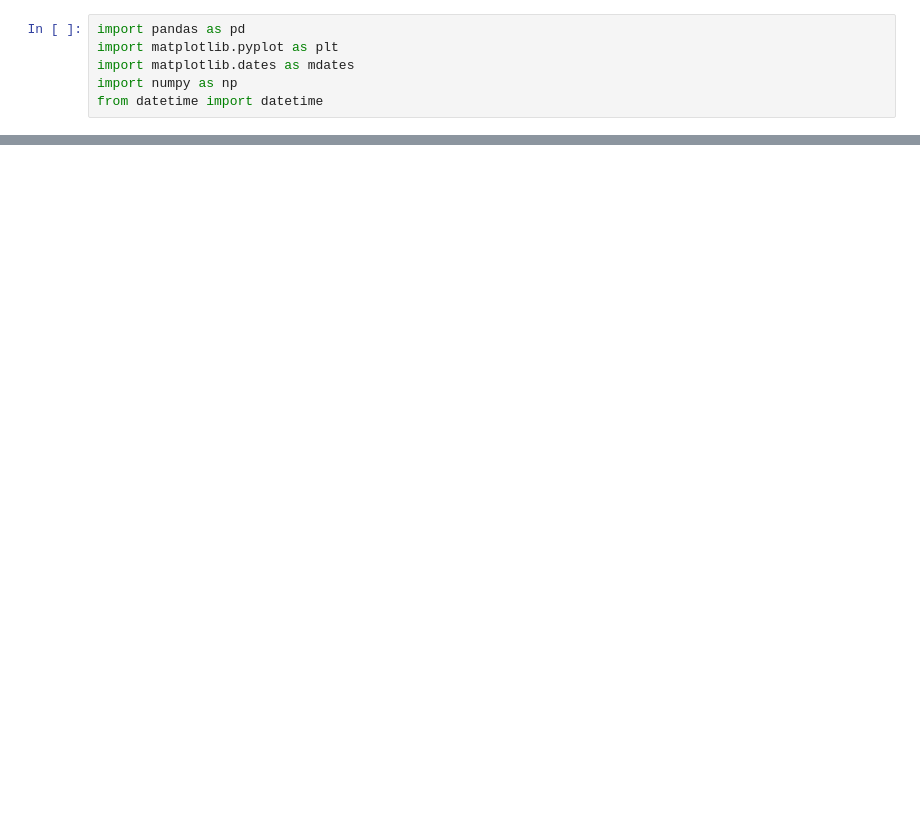
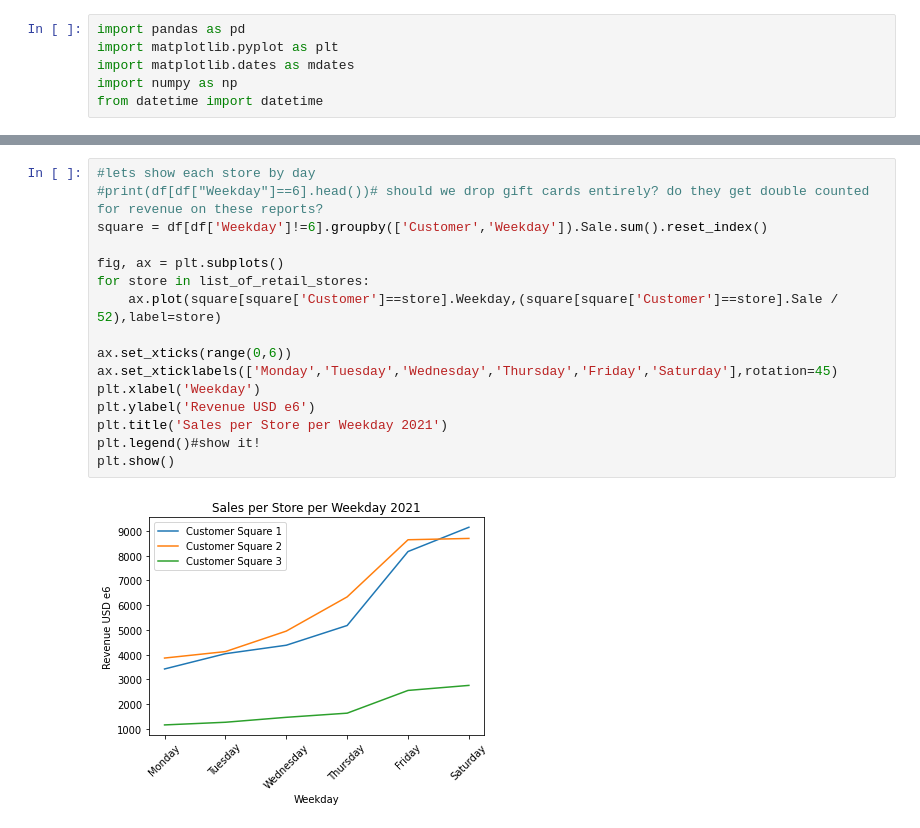
Before and after one commit to TheAgaveFairy/practice, a Jupyter notebook: SbPDetail.ipynb, the cells around one changed output, grey strips where cells are left out. Cells and saved outputs as stored; diff of their text form; blank space fills up the shorter version.

```diff
--- a/SbPDetail.ipynb
+++ b/SbPDetail.ipynb
@@ -48,0 +81,18 @@ plt.show()
+# %%
+#lets show each store by day
+#print(df[df["Weekday"]==6].head())# should we drop gift cards entirely? do they get double counted for revenue on these reports?
+square = df[df['Weekday']!=6].groupby(['Customer','Weekday']).Sale.sum().reset_index()
+
+fig, ax = plt.subplots()
+for store in list_of_retail_stores:
+    ax.plot(square[square['Customer']==store].Weekday,(square[square['Customer']==store].Sale / 52),label=store)
+
+ax.set_xticks(range(0,6))
+ax.set_xticklabels(['Monday','Tuesday','Wednesday','Thursday','Friday','Saturday'],rotation=45)
+plt.xlabel('Weekday')
+plt.ylabel('Revenue USD e6')
+plt.title('Sales per Store per Weekday 2021')
+plt.legend()#show it!
+plt.show()
+# %% [output]
+[figure, added]
```
Also changed, not shown: parts of 14 cells of this notebook, 2 other files.
